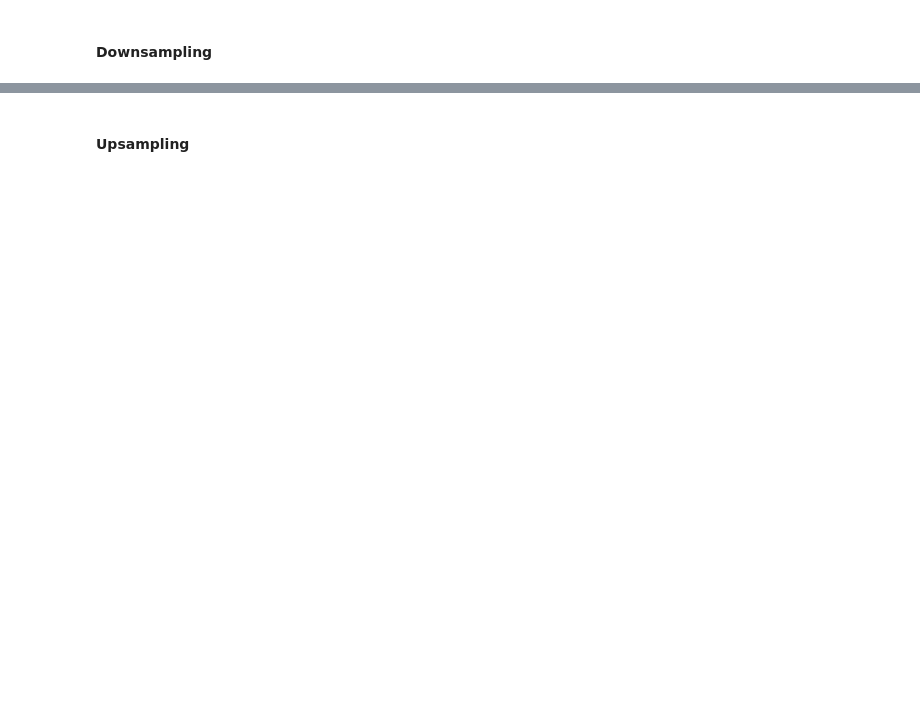
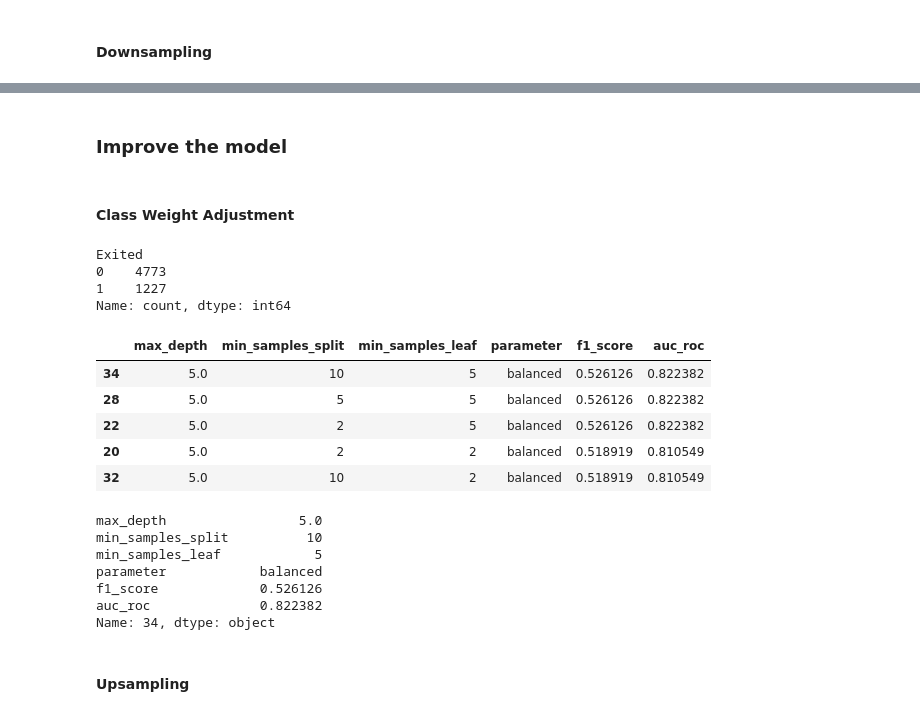
Before and after one commit to jestercruz/TripleTen-Projects, a Jupyter notebook: Sprint 8/notebook.ipynb, the cells around one changed output, grey strips where cells are left out. Cells and saved outputs as stored; diff of their text form; code cells hidden in the pictures; blank space fills up the shorter version.

```diff
--- a/Sprint 8/notebook.ipynb
+++ b/Sprint 8/notebook.ipynb
@@ -276,4 +370,0 @@ Class distribution was examined
-# %%
-# Train a Logistic Regression model without considering the imbalance
-model = LogisticRegression(solver='liblinear', random_state=42)
-model.fit(features_train, target_train)
@@ -373,29 +469,2 @@ Upsampling ROC-AUC Score:  0.6974496426250811
 # %% [markdown]
 #### Downsampling
-# %%
-# Downsampling
-def downsample(features, target, fraction=None):
-    # Separate majority and minority classes
-    features_zeros = features[target == 0]
-    features_ones = features[target == 1]
-    target_zeros = target[target == 0]
-    target_ones = target[target == 1]
-
-    # Downsample majority class to match the number of samples in minority class
-    features_downsampled = pd.concat([resample(features_zeros, replace=False, n_samples=len(features_ones), random_state=42)] + [features_ones])
-    target_downsampled = pd.concat([resample(target_zeros, replace=False, n_samples=len(target_ones), random_state=42)] + [target_ones])
-
-    # Shuffle the dataset
-    features_downsampled, target_downsampled = shuffle(features_downsampled, target_downsampled, random_state=42)
-
-    return features_downsampled, target_downsampled
-
-
-features_downsampled, target_downsampled = downsample(features_train, target_train)
-print("Downsampling Target Value Counts: ")
-print(target_downsampled.value_counts())
-gridsearch.fit(features_downsampled, target_downsampled)
-print("Downsampling Best Params: ", gridsearch.best_params_)
-predictions_valid = gridsearch.predict(features_valid)
-print("Downsampling F1 Score: ", f1_score(target_valid, predictions_valid))
-print("Downsampling ROC-AUC Score: ", roc_auc_score(target_valid, predictions_valid))
@@ -427,0 +530,8 @@ gridsearch = GridSearchCV(RandomForestClassifier(random_state=42), param_grid, c
+# %%
+hyperparameters_dt = {
+    'max_depth': [None, 5, 10],
+    'min_samples_split': [2, 5, 10],
+    'min_samples_leaf': [1, 2, 5],
+    'class_weight': ['balanced', None],
+    'thresholds': thresholds
+}
@@ -428,2 +643,30 @@ gridsearch = GridSearchCV(RandomForestClassifier(random_state=42), param_grid, c
+# %% [markdown]
+### Improve the model
+# %% [markdown]
+#### Class Weight Adjustment
+# %%
+df_sorted = decision_tree_experiment(method='class_weight')
+df_display = df_sorted[['max_depth', 'min_samples_split', 'min_samples_leaf', 'parameter', 'f1_score', 'auc_roc']]
+display(df_display.head())
+best = df_display.iloc[0]
+print(best)
+# %% [output]
+Exited
+0    4773
+1    1227
+Name: count, dtype: int64
+|  | max_depth | min_samples_split | min_samples_leaf | parameter | f1_score | auc_roc |
+| 34 | 5.0 | 10 | 5 | balanced | 0.526126 | 0.822382 |
+| 28 | 5.0 | 5 | 5 | balanced | 0.526126 | 0.822382 |
+| 22 | 5.0 | 2 | 5 | balanced | 0.526126 | 0.822382 |
+| 20 | 5.0 | 2 | 2 | balanced | 0.518919 | 0.810549 |
+| 32 | 5.0 | 10 | 2 | balanced | 0.518919 | 0.810549 |
+max_depth                 5.0
+min_samples_split          10
+min_samples_leaf            5
+parameter            balanced
+f1_score             0.526126
+auc_roc              0.822382
+Name: 34, dtype: object
 # %% [markdown]
 #### Upsampling
```
Also changed, not shown: parts of 56 cells of this notebook.
